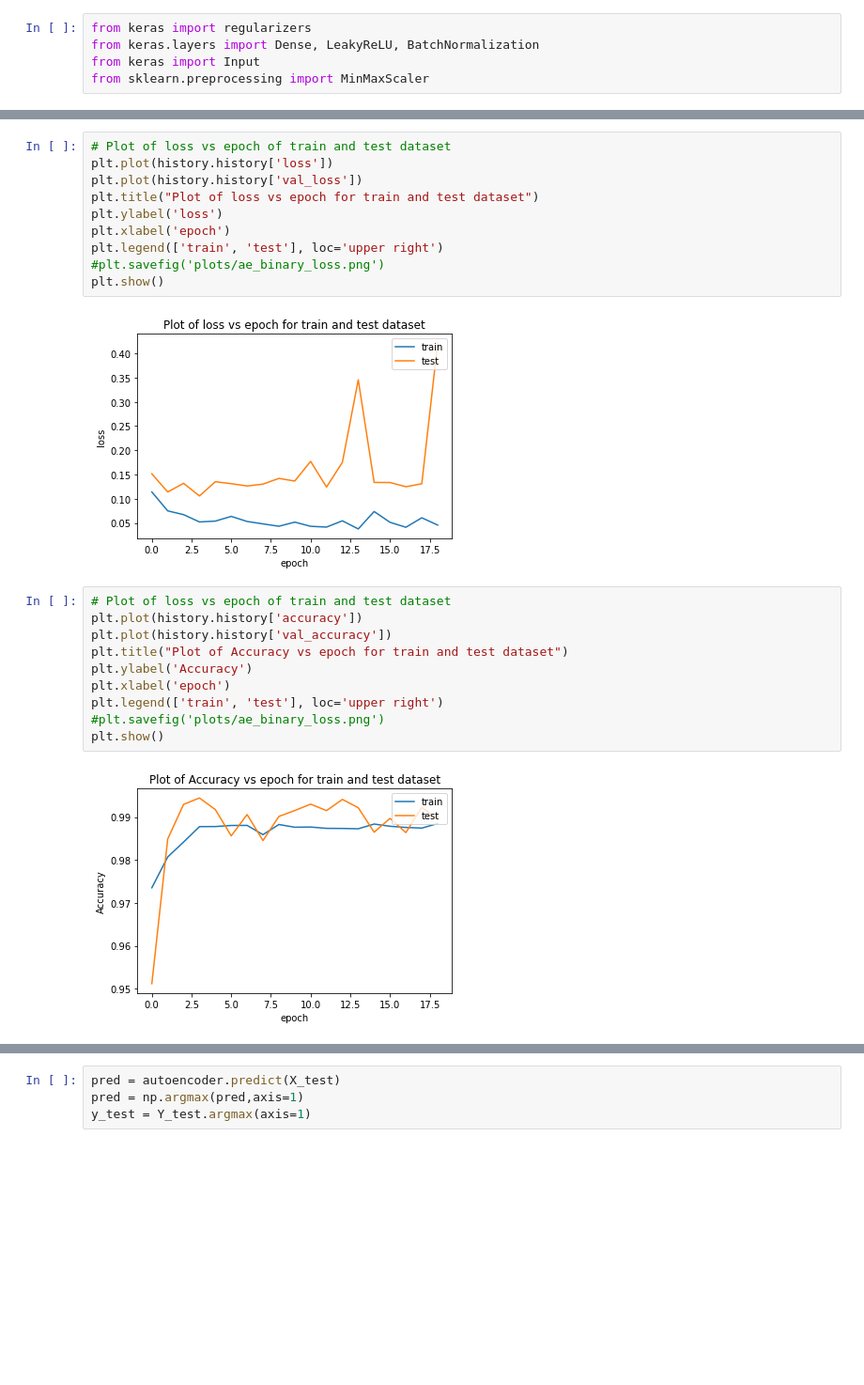
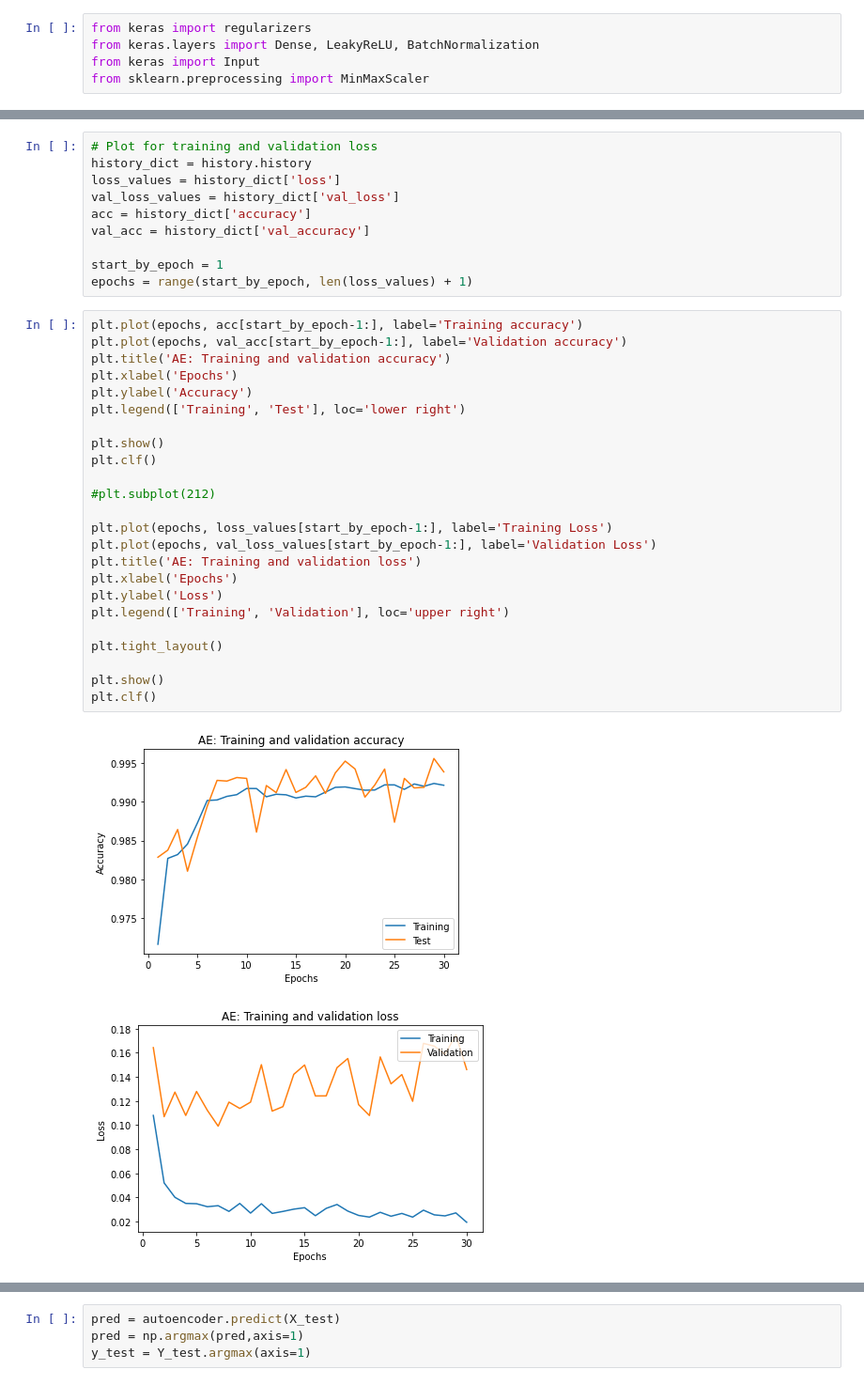
Before and after one commit to vanlalruata/DCNNBiLSTM-An-Efficient-Hybrid-Deep-Learning-Based-Intrusion-Detection-System, a Jupyter notebook: IDS-CIC-IDS-2018.ipynb, the cells around one changed output, grey strips where cells are left out. Shown: that part at 94% size. Cells and saved outputs as stored; diff of their text form; blank space fills up the shorter version.

```diff
--- a/IDS-CIC-IDS-2018.ipynb
+++ b/IDS-CIC-IDS-2018.ipynb
@@ -844,24 +739,37 @@ Test results - Loss: 0.4211401343345642 - Accuracy: 0.9894790649414062%
-# %%
-# Plot of loss vs epoch of train and test dataset
-plt.plot(history.history['loss'])
-plt.plot(history.history['val_loss'])
-plt.title("Plot of loss vs epoch for train and test dataset")
-plt.ylabel('loss')
-plt.xlabel('epoch')
-plt.legend(['train', 'test'], loc='upper right')
-#plt.savefig('plots/ae_binary_loss.png')
-plt.show()
-# %% [output]
-[figure, removed]
-# %%
-# Plot of loss vs epoch of train and test dataset
-plt.plot(history.history['accuracy'])
-plt.plot(history.history['val_accuracy'])
-plt.title("Plot of Accuracy vs epoch for train and test dataset")
-plt.ylabel('Accuracy')
-plt.xlabel('epoch')
-plt.legend(['train', 'test'], loc='upper right')
-#plt.savefig('plots/ae_binary_loss.png')
-plt.show()
-# %% [output]
-[figure, removed]
+# %%
+# Plot for training and validation loss
+history_dict = history.history
+loss_values = history_dict['loss']
+val_loss_values = history_dict['val_loss']
+acc = history_dict['accuracy']
+val_acc = history_dict['val_accuracy']
+
+start_by_epoch = 1
+epochs = range(start_by_epoch, len(loss_values) + 1)
+# %%
+plt.plot(epochs, acc[start_by_epoch-1:], label='Training accuracy')
+plt.plot(epochs, val_acc[start_by_epoch-1:], label='Validation accuracy')
+plt.title('AE: Training and validation accuracy')
+plt.xlabel('Epochs')
+plt.ylabel('Accuracy')
+plt.legend(['Training', 'Test'], loc='lower right')
+
+plt.show()
+plt.clf()
+
+#plt.subplot(212)
+
+plt.plot(epochs, loss_values[start_by_epoch-1:], label='Training Loss')
+plt.plot(epochs, val_loss_values[start_by_epoch-1:], label='Validation Loss')
+plt.title('AE: Training and validation loss')
+plt.xlabel('Epochs')
+plt.ylabel('Loss')
+plt.legend(['Training', 'Validation'], loc='upper right')
+
+plt.tight_layout()
+
+plt.show()
+plt.clf()
+# %% [output]
+[figure, added]
+[figure, added]
```
Also changed, not shown: parts of 19 cells of this notebook.
